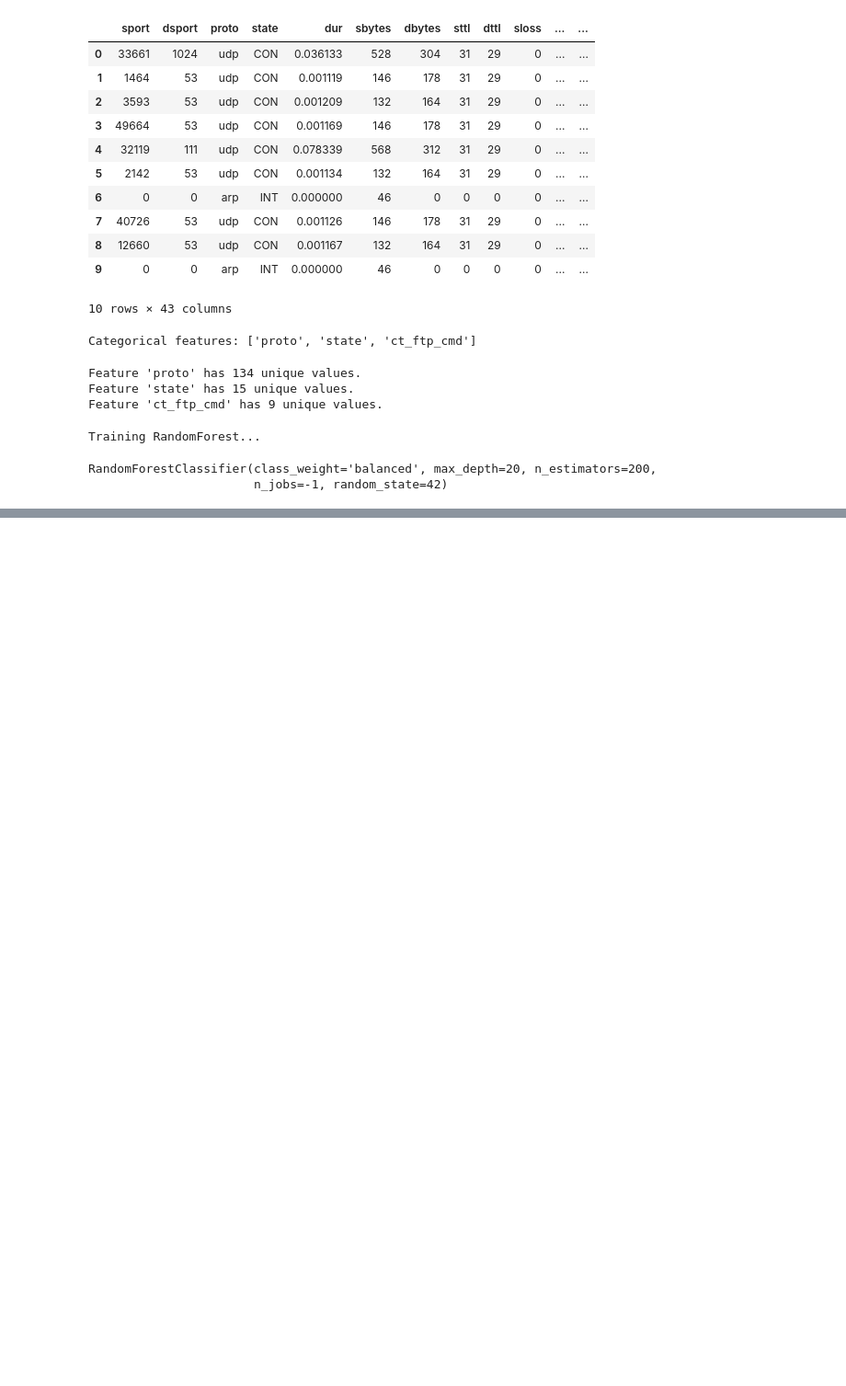
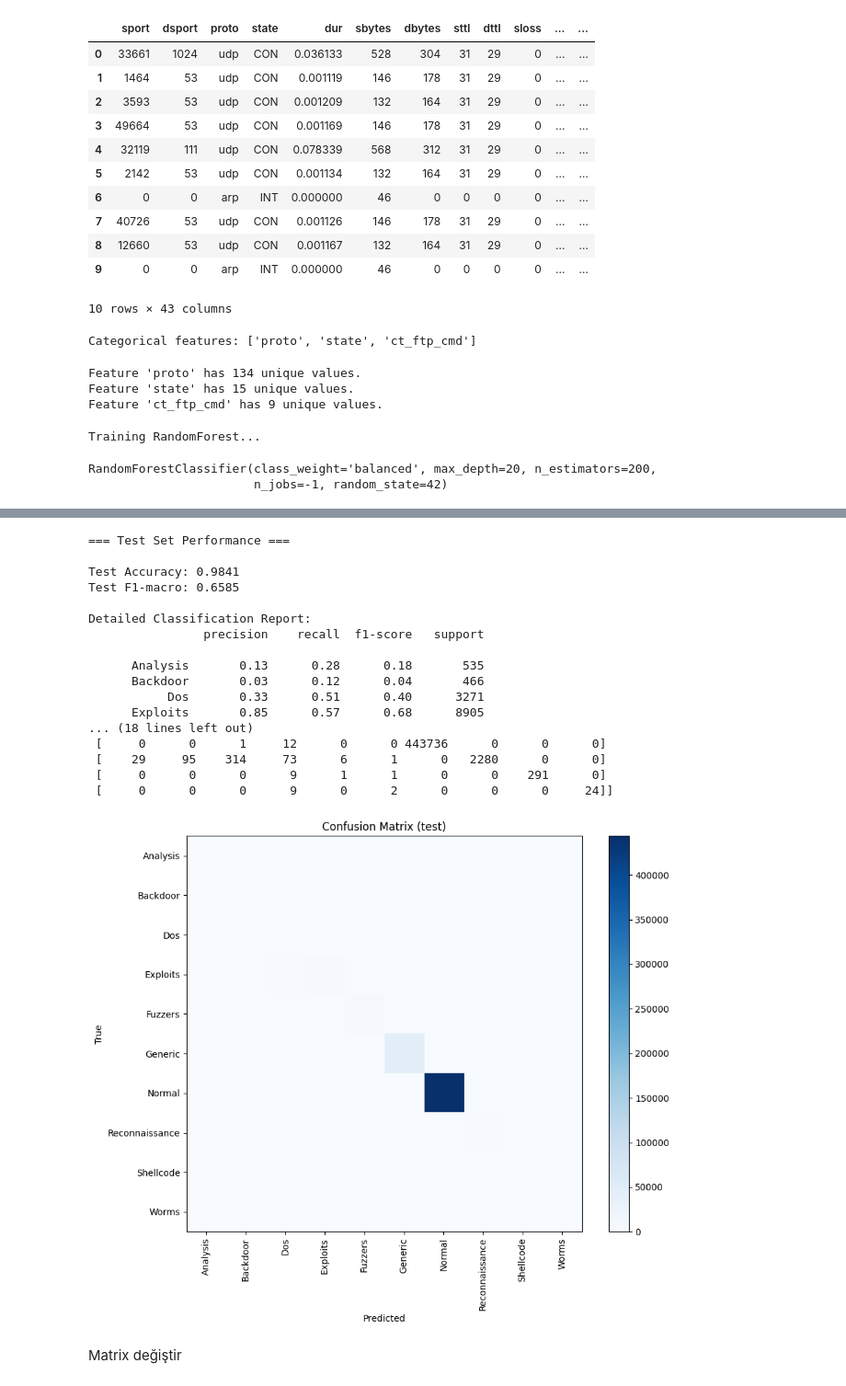
Before and after one commit to GokhanYavuzz/Network-Intrusion-Detection-System, a Jupyter notebook: notebooks/detection_by_attack_type.ipynb, the cells around one changed output, grey strips where cells are left out. Shown at 92% size. Saved outputs shown, nothing was run; the diff lists cells and outputs as text; code cells hidden in the pictures; blank space fills up the shorter version.

Commit message:
test_set

```diff
--- a/notebooks/detection_by_attack_type.ipynb
+++ b/notebooks/detection_by_attack_type.ipynb
@@ -293,0 +326,55 @@ Detailed Classification Report:
+# %%
+# --- Test seti ile değerlendirme ---
+# rf, X_test, y_test, le değişkenleri zaten notebook'ta tanımlı olmalı
+y_pred_test = rf.predict(X_test)
+
+# Orijinal string etiketlere dönüştür
+y_test_orig = le.inverse_transform(y_test)
+y_pred_test_orig = le.inverse_transform(y_pred_test)
+
+print("=== Test Set Performance ===")
+test_acc = accuracy_score(y_test_orig, y_pred_test_orig)
+test_f1 = f1_score(y_test_orig, y_pred_test_orig, average='macro')
+print(f"\nTest Accuracy: {test_acc:.4f}")
+print(f"Test F1-macro: {test_f1:.4f}\n")
+
+print("Detailed Classification Report:")
+print(classification_report(y_test_orig, y_pred_test_orig, zero_division=0))
+
+print("Confusion Matrix:")
+cm = confusion_matrix(y_test_orig, y_pred_test_orig)
+print(cm)
+
+# Opsiyonel: confusion matrix'i göster (etiket sırasını le.classes_ ile eşleştirir)
+plt.figure(figsize=(10,8))
+plt.imshow(cm, interpolation='nearest', cmap=plt.cm.Blues)
+plt.title("Confusion Matrix (test)")
+plt.colorbar()
+tick_marks = np.arange(len(le.classes_))
+plt.xticks(tick_marks, le.classes_, rotation=90)
+plt.yticks(tick_marks, le.classes_)
+plt.xlabel("Predicted")
+plt.ylabel("True")
+plt.tight_layout()
+plt.show()
+# %% [output]
+=== Test Set Performance ===
+
+Test Accuracy: 0.9841
+Test F1-macro: 0.6585
+
+Detailed Classification Report:
+                precision    recall  f1-score   support
+
+      Analysis       0.13      0.28      0.18       535
+      Backdoor       0.03      0.12      0.04       466
+           Dos       0.33      0.51      0.40      3271
+      Exploits       0.85      0.57      0.68      8905
+... (18 lines left out)
+ [     0      0      1     12      0      0 443736      0      0      0]
+ [    29     95    314     73      6      1      0   2280      0      0]
+ [     0      0      0      9      1      1      0      0    291      0]
+ [     0      0      0      9      0      2      0      0      0     24]]
+[figure, added]
+# %% [markdown]
+Matrix değiştir
```
Also changed, not shown: parts of 5 cells of this notebook.
